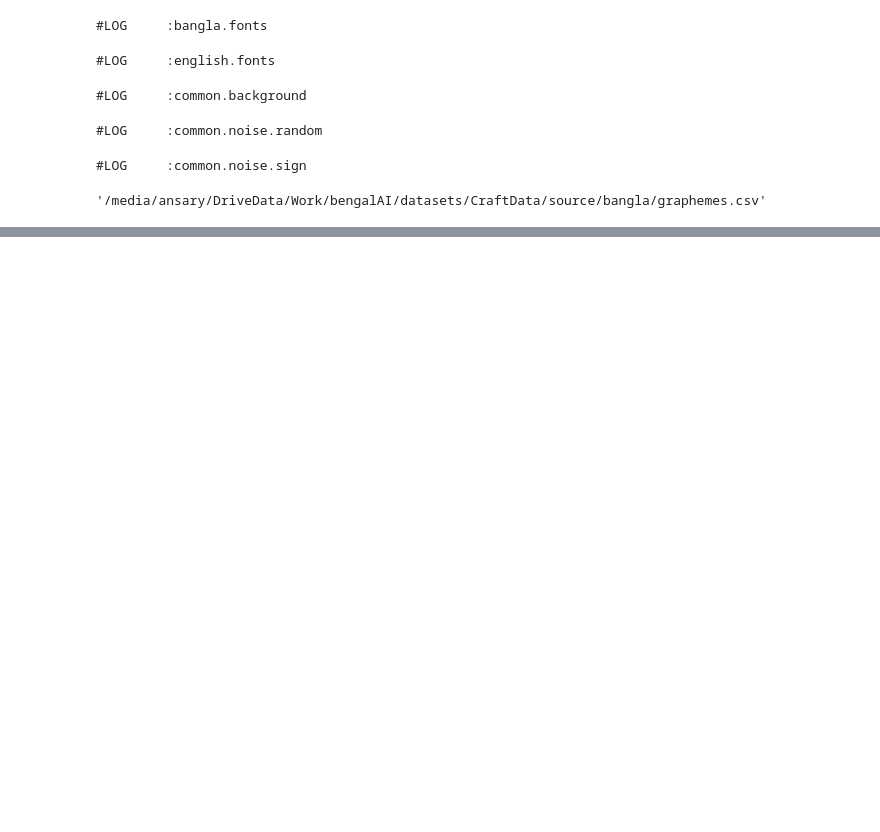
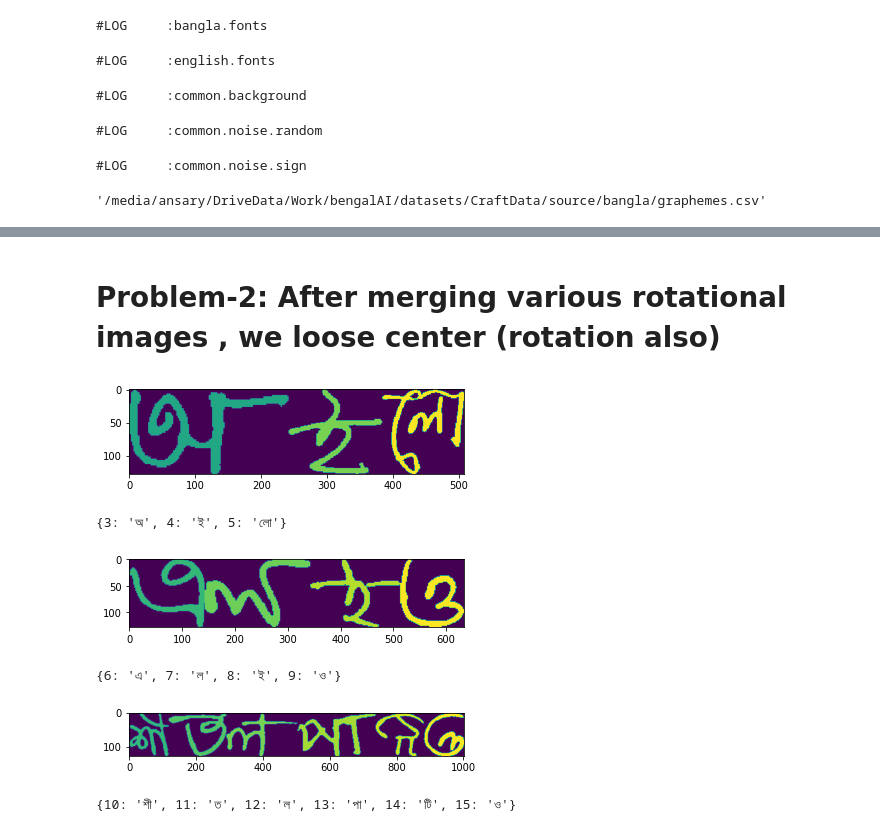
Before and after one commit to mnansary/apsis-detection, a Jupyter notebook: debug.ipynb, the cells around one changed output, grey strips where cells are left out. Drawn from its saved outputs; the diff is of its cells as text; code cells hidden in the pictures; blank space fills up the shorter version.

```diff
--- a/debug.ipynb
+++ b/debug.ipynb
@@ -87,0 +219,32 @@ bangla printed grapheme False
+# %% [markdown]
+# Problem-2: After merging various rotational images , we loose center (rotation also)
+# %%
+imgs=[]
+labels=[]
+w_max=0
+h_max=0
+iden = 3
+for _ in range(3):
+    img,label,iden=create_word(iden,
+                                "bangla",
+                                "handwritten",
+                                "grapheme",
+                                ds,
+                                use_dict=True)
+    plt.imshow(img)
+    plt.show()
+    h,w=img.shape
+    if w>w_max:
+        w_max=w
+    if h>h_max:
+        h_max=h
+    print(label)
+    imgs.append(img)
+    labels.append(label)
+# %% [output]
+[figure, added]
+{3: 'অ', 4: 'ই', 5: 'লো'}
+[figure, added]
+{6: 'এ', 7: 'ল', 8: 'ই', 9: 'ও'}
+[figure, added]
+{10: 'শী', 11: 'ত', 12: 'ল', 13: 'পা', 14: 'টি', 15: 'ও'}
```
Also changed, not shown: parts of 10 cells of this notebook.
